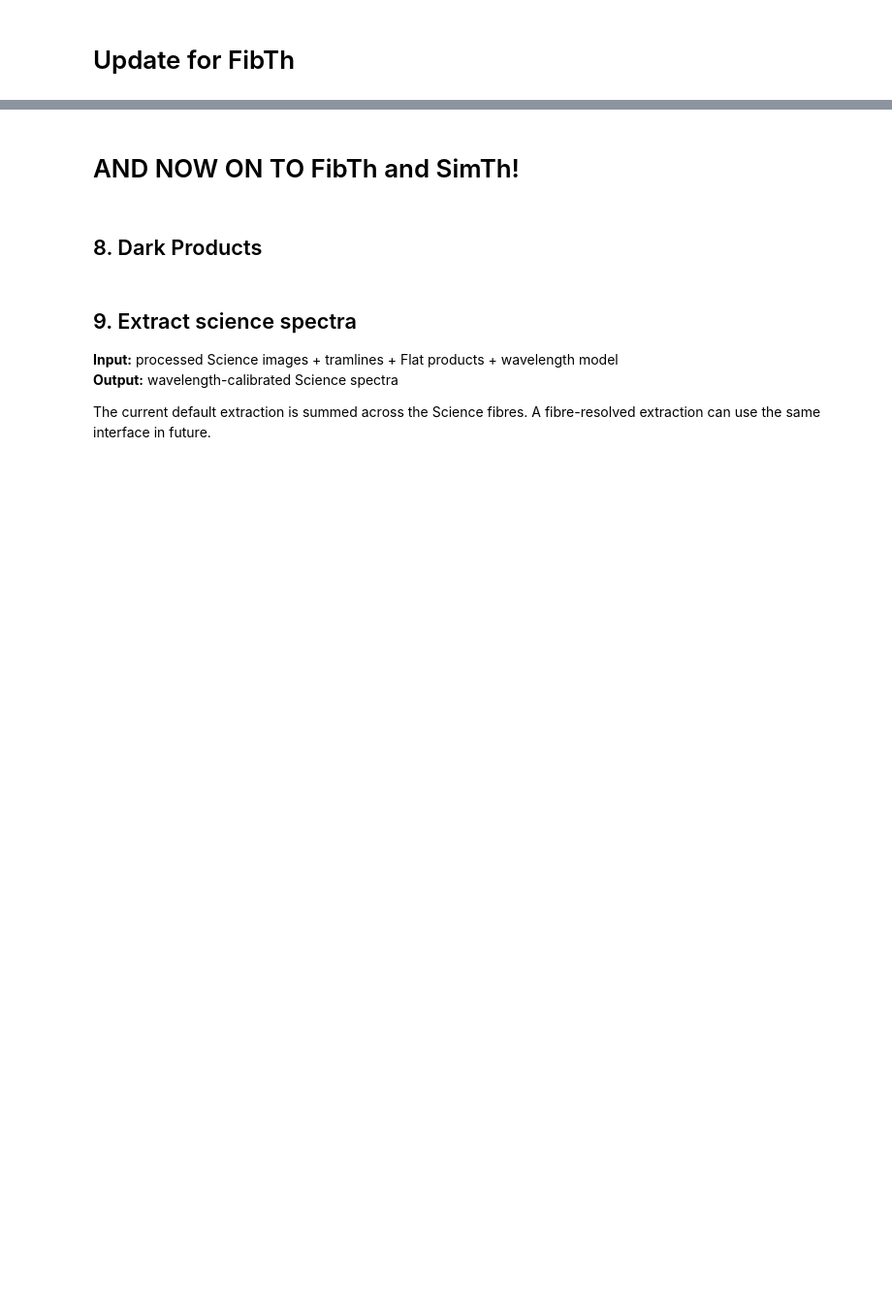
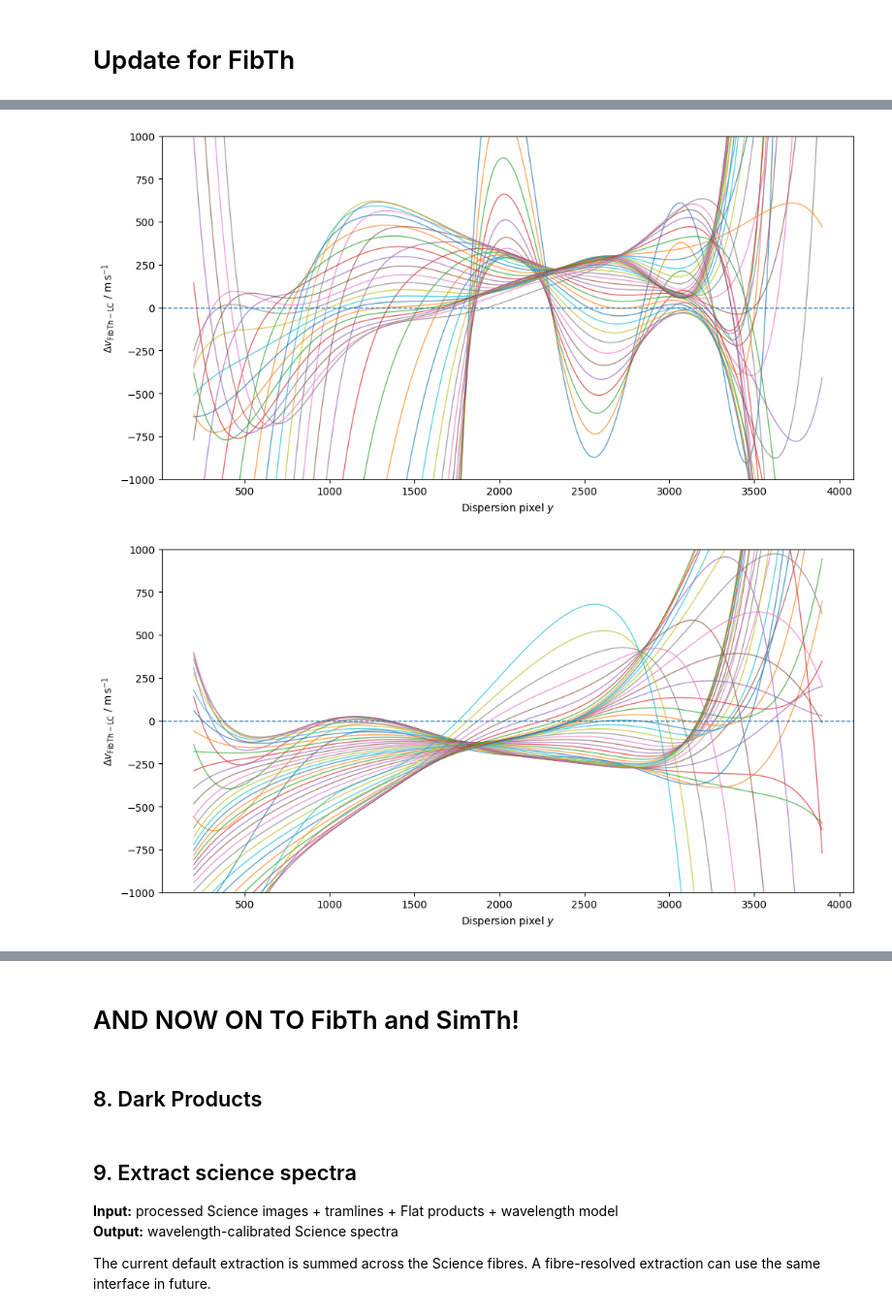
Before and after one commit to svenbuder/velocereduction, a Jupyter notebook: reduce_night.ipynb, the cells around one changed output, grey strips where cells are left out. Shown at 97% size. Cells and saved outputs as stored; diff of their text form; code cells hidden in the pictures; blank space fills up the shorter version.

```diff
--- a/reduce_night.ipynb
+++ b/reduce_night.ipynb
@@ -413,0 +696,36 @@ for ccd in [1, 2, 3]:
+# %%
+for ccd in [2, 3]:
+    fig, ax = plt.subplots(
+        figsize=(12, 6),
+    )
+
+    for order, order_data in simlc_fibth_comparison[ccd].items():
+
+        ax.plot(
+            order_data["y"],
+            order_data["delta_velocity"],
+            lw=1,
+            alpha=0.7,
+        )
+
+    ax.axhline(
+        0,
+        ls="--",
+        lw=1,
+    )
+
+    ax.set_xlabel(
+        r"Dispersion pixel $y$"
+    )
+
+    ax.set_ylabel(
+        r"$\Delta v_{\rm FibTh-LC}~/~\mathrm{m\,s^{-1}}$"
+    )
+
+    plt.ylim(-1000,1000)
+
+    plt.show()
+    plt.close()
+# %% [output]
+[figure, added]
+[figure, added]
```
Also changed, not shown: parts of 24 cells of this notebook, 3 other files.
